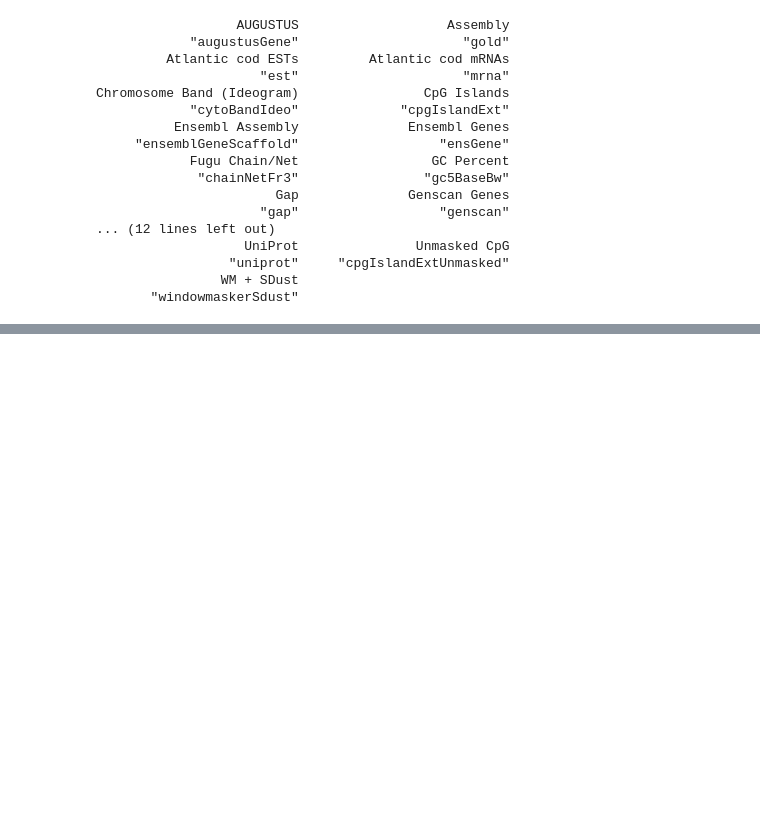
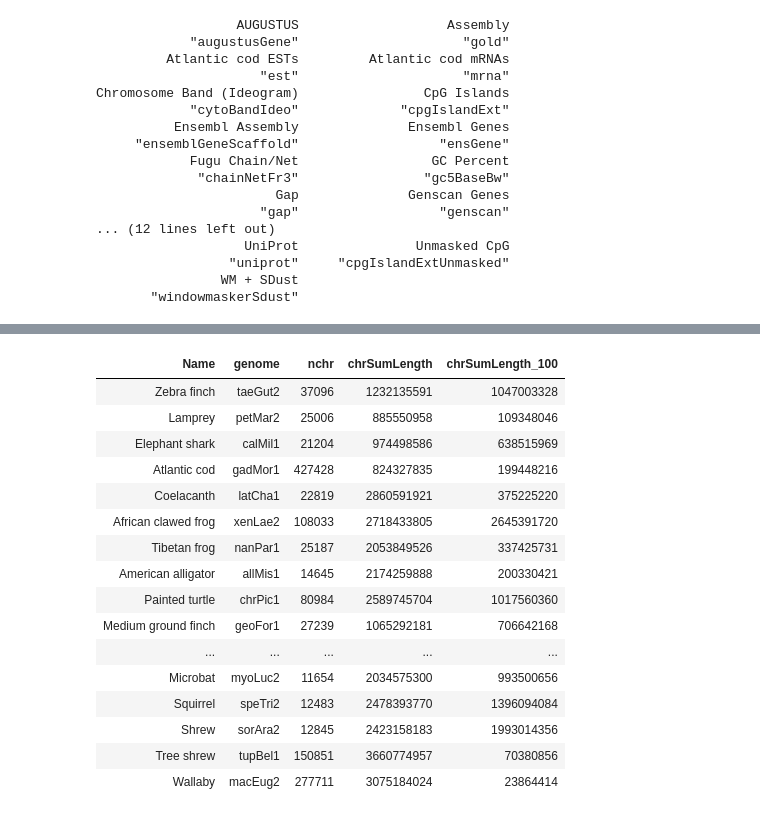
Before and after one commit to epigen/DNAmeth500species, a Jupyter notebook: validation/src/01_prepare_genomes_and_tracks.ipynb, the cells around one changed output, grey strips where cells are left out. Saved outputs shown, nothing was run; the diff lists cells and outputs as text; code cells hidden in the pictures; blank space fills up the shorter version.

```diff
--- a/validation/src/01_prepare_genomes_and_tracks.ipynb
+++ b/validation/src/01_prepare_genomes_and_tracks.ipynb
@@ -694,0 +905,20 @@ download_track("Wallaby", "macEug2", "genscan", output_dir)
+# %%
+chrLengthStats[nchr > 10000]
+# %% [output]
+| Name | genome | nchr | chrSumLength | chrSumLength_100 |
+| Zebra finch | taeGut2 | 37096 | 1232135591 | 1047003328 |
+| Lamprey | petMar2 | 25006 | 885550958 | 109348046 |
+| Elephant shark | calMil1 | 21204 | 974498586 | 638515969 |
+| Atlantic cod | gadMor1 | 427428 | 824327835 | 199448216 |
+| Coelacanth | latCha1 | 22819 | 2860591921 | 375225220 |
+| African clawed frog | xenLae2 | 108033 | 2718433805 | 2645391720 |
+| Tibetan frog | nanPar1 | 25187 | 2053849526 | 337425731 |
+| American alligator | allMis1 | 14645 | 2174259888 | 200330421 |
+| Painted turtle | chrPic1 | 80984 | 2589745704 | 1017560360 |
+| Medium ground finch | geoFor1 | 27239 | 1065292181 | 706642168 |
+| ... | ... | ... | ... | ... |
+| Microbat | myoLuc2 | 11654 | 2034575300 | 993500656 |
+| Squirrel | speTri2 | 12483 | 2478393770 | 1396094084 |
+| Shrew | sorAra2 | 12845 | 2423158183 | 1993014356 |
+| Tree shrew | tupBel1 | 150851 | 3660774957 | 70380856 |
+| Wallaby | macEug2 | 277711 | 3075184024 | 23864414 |
```
Also changed, not shown: parts of 35 cells of this notebook, 7 other files.
